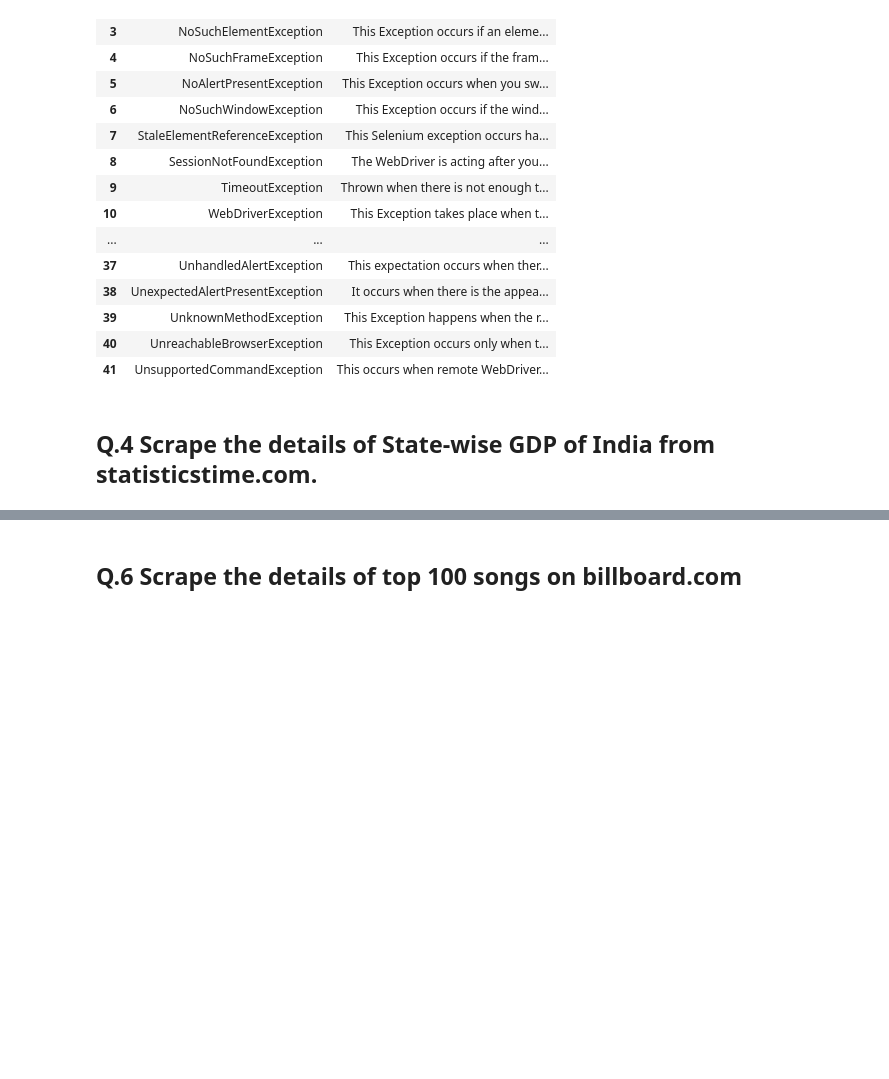
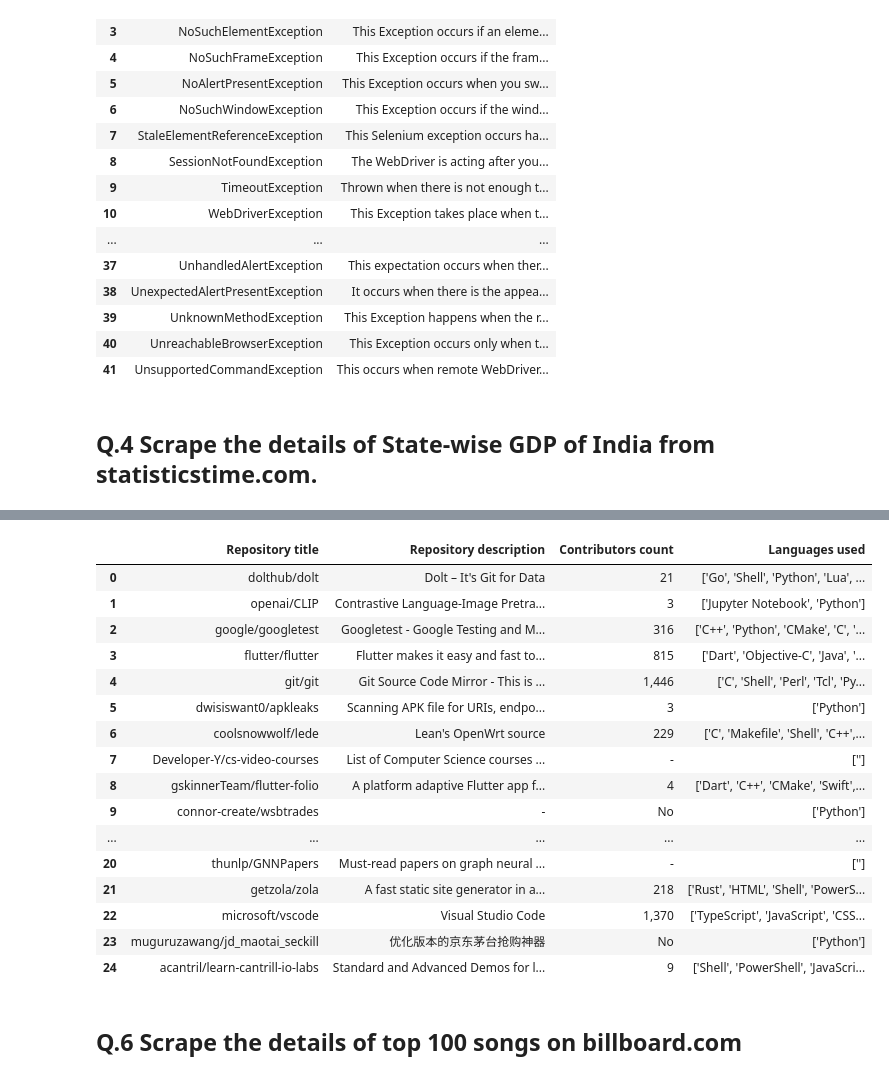
Before and after one commit to neelesh22/Fliprobo, a Jupyter notebook: Web-Scraping/Assignment-4/Assignment-4_final.ipynb, the cells around one changed output, grey strips where cells are left out. Saved outputs shown, nothing was run; the diff lists cells and outputs as text; code cells hidden in the pictures; blank space fills up the shorter version.

```diff
--- a/Web-Scraping/Assignment-4/Assignment-4_final.ipynb
+++ b/Web-Scraping/Assignment-4/Assignment-4_final.ipynb
@@ -155,8 +155,12 @@ from selenium import webdriver
 from bs4 import BeautifulSoup
 
 driver=webdriver.Chrome()
-driver.get('http://statisticstimes.com/economy/india/indian-states-gdp.php')
+driver.get('http://statisticstimes.com')
 
-html=driver.page_source
-df=pd.read_html(html)
-df[1]
+driver.find_element_by_xpath("//div[@class='navbar']/div[2]").click()
+driver.find_element_by_xpath("//div[@class='navbar']/div[2]/div/a[3]").click()
+tag=driver.find_elements_by_xpath("//a[@class='ec']")
+for i in tag:
+    if i.text == '» GDP of Indian states':
+        i.click()
+        break;
@@ -182,3 +200,80 @@ df[1]
+# %%
+driver=webdriver.Chrome()
+
+
+driver.get('https://github.com/')
+
+try:
+    driver.find_element_by_xpath("//nav[@class='mt-0 px-3 px-lg-0 mb-5 mb-lg-0']/ul/li[4]").click()
+    driver.find_element_by_xpath("//nav[@class='mt-0 px-3 px-lg-0 mb-5 mb-lg-0']/ul/li[4]/details/div/ul[2]/li[3]/a").click()
+except NoSuchElementException as e:
+    WebDriverWait(driver, 10).until(ec.visibility_of_element_located((By.XPATH,"//nav[@class='mt-0 px-3 px-lg-0 mb-5 mb-lg-0']/ul/li[4]"))).click()
+    WebDriverWait(driver, 2).until(ec.visibility_of_element_located((By.XPATH,"//nav[@class='mt-0 px-3 px-lg-0 mb-5 mb-lg-0']/ul/li[4]/details/div/ul[2]/li[3]/a"))).click()
+
+titles=[]
+des = []
+counts = []
+langs = []
+ref = []
+a = []
+
+urls=driver.find_elements_by_xpath("//article[@class='Box-row']/h1/a")
+for i in urls:
+    ref.append(str(i.get_attribute('href')))
+
+for url in ref:
+    driver.get(url)
+    try:
+        title = driver.find_element_by_xpath("//main[@id='js-repo-pjax-container']/div/div/div/h1")
+        titles.append(title.text.replace('\n',''))
+    except NoSuchElementException as e:
+        titles.append("-")
+
+    try:
+        de = driver.find_element_by_xpath("//div[@class='BorderGrid BorderGrid--spacious']/div[1]/div/p")
+        des.append(de.text)
+    except NoSuchElementException as e:
+        des.append("-")
+
+    try:
+        count = driver.find_element_by_css_selector("#repo-content-pjax-container > div > div.gutter-condensed.gutter-lg.flex-column.flex-md-row.d-flex > div.flex-shrink-0.col-12.col-md-3 > div > div:Nth-Last-Child(2)")
+        counts.append(count.text.split()[1])
+
+    except Exception as e:
+        counts.append("-")
+
+    try:
+        lang = driver.find_element_by_css_selector("#repo-content-pjax-container > div > div.gutter-condensed.gutter-lg.flex-column.flex-md-row.d-flex > div.flex-shrink-0.col-12.col-md-3 > div > div:Last-Child > div > ul").text.split('\n')
+        for index, element in enumerate(lang):
+            if index % 2 == 0:
+                a.append(element)
+        langs.append(str(a))
+        a.clear()
+    except Exception as e:
+        langs.append("-")
+
+df = pd.DataFrame({'Repository title' : titles ,'Repository description' : des ,'Contributors count':counts ,'Languages used': langs})
+
+driver.close()
+df
+# %% [output]
+|  | Repository title | Repository description | Contributors count | Languages used |
+| 0 | dolthub/dolt | Dolt – It's Git for Data | 21 | ['Go', 'Shell', 'Python', 'Lua', ... |
+| 1 | openai/CLIP | Contrastive Language-Image Pretra... | 3 | ['Jupyter Notebook', 'Python'] |
+| 2 | google/googletest | Googletest - Google Testing and M... | 316 | ['C++', 'Python', 'CMake', 'C', '... |
+| 3 | flutter/flutter | Flutter makes it easy and fast to... | 815 | ['Dart', 'Objective-C', 'Java', '... |
+| 4 | git/git | Git Source Code Mirror - This is ... | 1,446 | ['C', 'Shell', 'Perl', 'Tcl', 'Py... |
+| 5 | dwisiswant0/apkleaks | Scanning APK file for URIs, endpo... | 3 | ['Python'] |
+| 6 | coolsnowwolf/lede | Lean's OpenWrt source | 229 | ['C', 'Makefile', 'Shell', 'C++',... |
+| 7 | Developer-Y/cs-video-courses | List of Computer Science courses ... | - | [''] |
+| 8 | gskinnerTeam/flutter-folio | A platform adaptive Flutter app f... | 4 | ['Dart', 'C++', 'CMake', 'Swift',... |
+| 9 | connor-create/wsbtrades | - | No | ['Python'] |
+| ... | ... | ... | ... | ... |
+| 20 | thunlp/GNNPapers | Must-read papers on graph neural ... | - | [''] |
+| 21 | getzola/zola | A fast static site generator in a... | 218 | ['Rust', 'HTML', 'Shell', 'PowerS... |
+| 22 | microsoft/vscode | Visual Studio Code | 1,370 | ['TypeScript', 'JavaScript', 'CSS... |
+| 23 | muguruzawang/jd_maotai_seckill | 优化版本的京东茅台抢购神器 | No | ['Python'] |
+| 24 | acantril/learn-cantrill-io-labs | Standard and Advanced Demos for l... | 9 | ['Shell', 'PowerShell', 'JavaScri... |
 # %% [markdown]
 ## Q.6 Scrape the details of top 100 songs on billboard.com
 # %%
```
Also changed, not shown: parts of 13 cells of this notebook.
